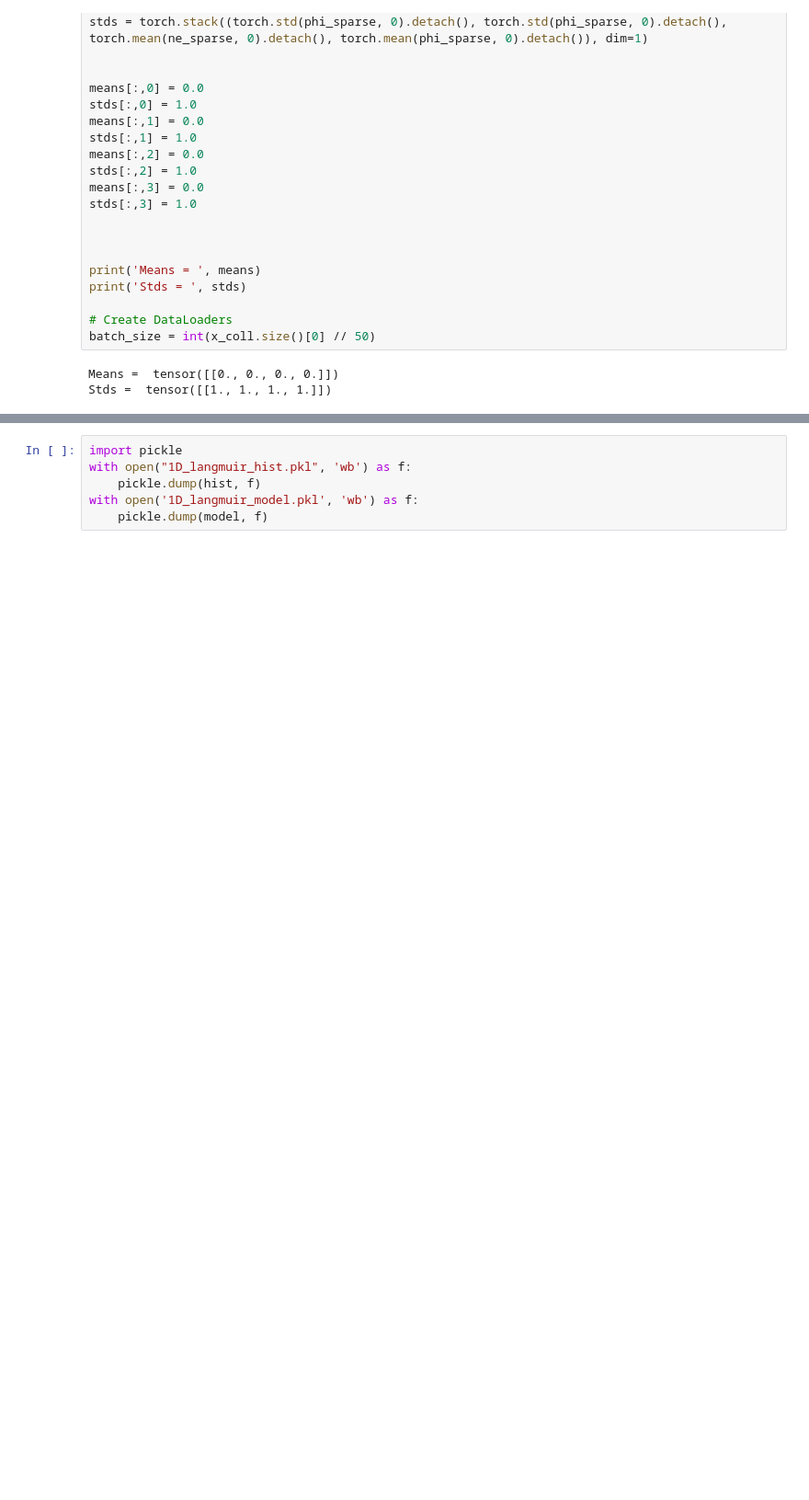
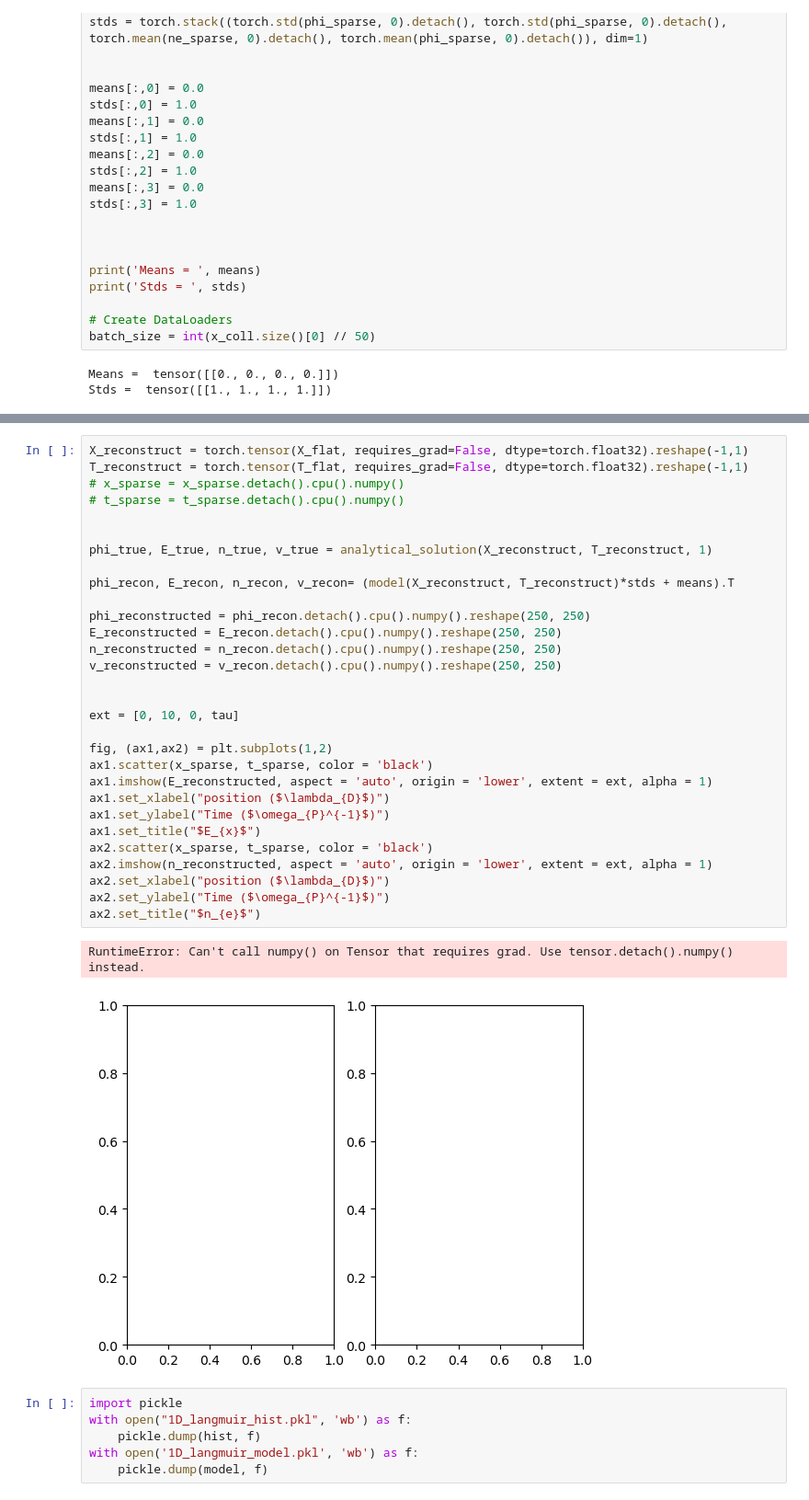
Before and after one commit to amoozing2539/Plasma_PINNS, a Jupyter notebook: PINN_langmuir.ipynb, the cells around one changed output, grey strips where cells are left out. Shown: that part at 92% size. Saved outputs shown, nothing was run; the diff lists cells and outputs as text; blank space fills up the shorter version.

```diff
--- a/PINN_langmuir.ipynb
+++ b/PINN_langmuir.ipynb
@@ -409,3 +362,36 @@ RuntimeError: Can't call numpy() on Tensor that requires grad. Use tensor.detach
+# %%
+X_reconstruct = torch.tensor(X_flat, requires_grad=False, dtype=torch.float32).reshape(-1,1)
+T_reconstruct = torch.tensor(T_flat, requires_grad=False, dtype=torch.float32).reshape(-1,1)
+# x_sparse = x_sparse.detach().cpu().numpy()
+# t_sparse = t_sparse.detach().cpu().numpy()
+
+
+phi_true, E_true, n_true, v_true = analytical_solution(X_reconstruct, T_reconstruct, 1)
+
+phi_recon, E_recon, n_recon, v_recon= (model(X_reconstruct, T_reconstruct)*stds + means).T
+
+phi_reconstructed = phi_recon.detach().cpu().numpy().reshape(250, 250)
+E_reconstructed = E_recon.detach().cpu().numpy().reshape(250, 250)
+n_reconstructed = n_recon.detach().cpu().numpy().reshape(250, 250)
+v_reconstructed = v_recon.detach().cpu().numpy().reshape(250, 250)
+
+
+ext = [0, 10, 0, tau]
+
+fig, (ax1,ax2) = plt.subplots(1,2)
+ax1.scatter(x_sparse, t_sparse, color = 'black')
+ax1.imshow(E_reconstructed, aspect = 'auto', origin = 'lower', extent = ext, alpha = 1)
+ax1.set_xlabel("position ($\lambda_{D}$)")
+ax1.set_ylabel("Time ($\omega_{P}^{-1}$)")
+ax1.set_title("$E_{x}$")
+ax2.scatter(x_sparse, t_sparse, color = 'black')
+ax2.imshow(n_reconstructed, aspect = 'auto', origin = 'lower', extent = ext, alpha = 1)
+ax2.set_xlabel("position ($\lambda_{D}$)")
+ax2.set_ylabel("Time ($\omega_{P}^{-1}$)")
+ax2.set_title("$n_{e}$")
+# %% [output]
+RuntimeError: Can't call numpy() on Tensor that requires grad. Use tensor.detach().numpy() instead.
+[figure, added]
 # %%
 import pickle
 with open("1D_langmuir_hist.pkl", 'wb') as f:
```
Also changed, not shown: parts of 4 cells of this notebook, 2 other files.
